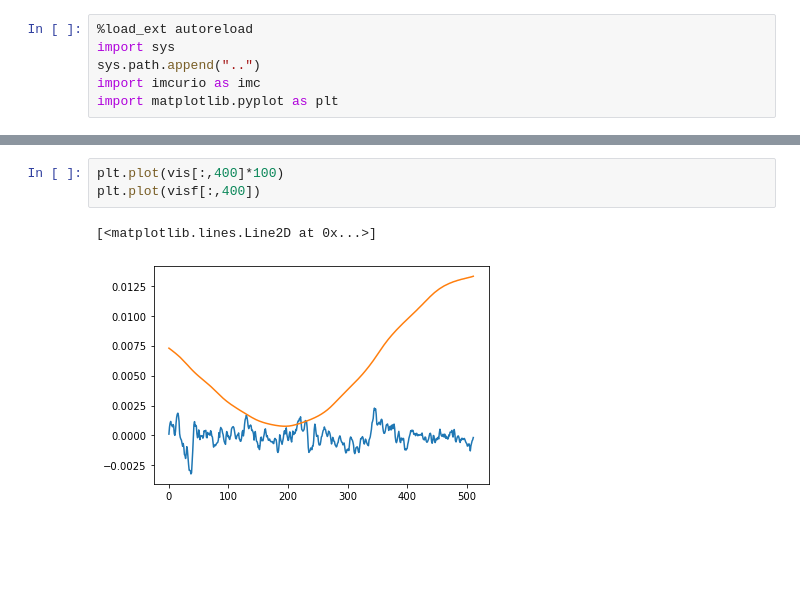
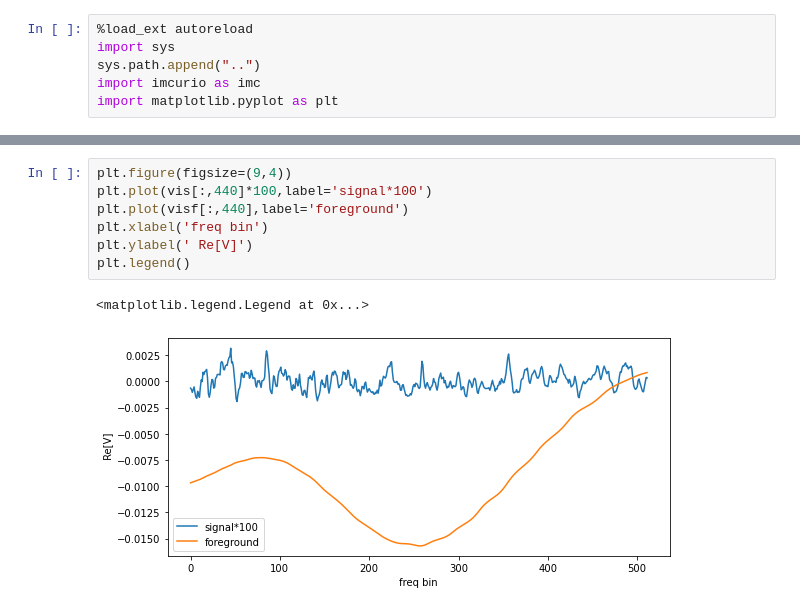
Before and after one commit to radiohep/imcurio, a Jupyter notebook: notebooks/some_visibilities.ipynb, the cells around one changed output, grey strips where cells are left out. Drawn from its saved outputs; the diff is of its cells as text; blank space fills up the shorter version.

```diff
--- a/notebooks/some_visibilities.ipynb
+++ b/notebooks/some_visibilities.ipynb
@@ -34,9 +38,13 @@ plt.subplot(2,2,4); plt.imshow(np.imag(visf))
-# %%
-plt.plot(vis[:,400]*100)
-plt.plot(visf[:,400])
-# %% [output]
-[<matplotlib.lines.Line2D at 0x...>]
-[figure, removed]
+# %%
+plt.figure(figsize=(9,4))
+plt.plot(vis[:,440]*100,label='signal*100')
+plt.plot(visf[:,440],label='foreground')
+plt.xlabel('freq bin')
+plt.ylabel(' Re[V]')
+plt.legend()
+# %% [output]
+<matplotlib.legend.Legend at 0x...>
+[figure, added]
 # %%
 %autoreload
 UV_m=T.u_m[400],T.v_m[400]
```
Also changed, not shown: parts of 5 cells of this notebook, 1 other file.
